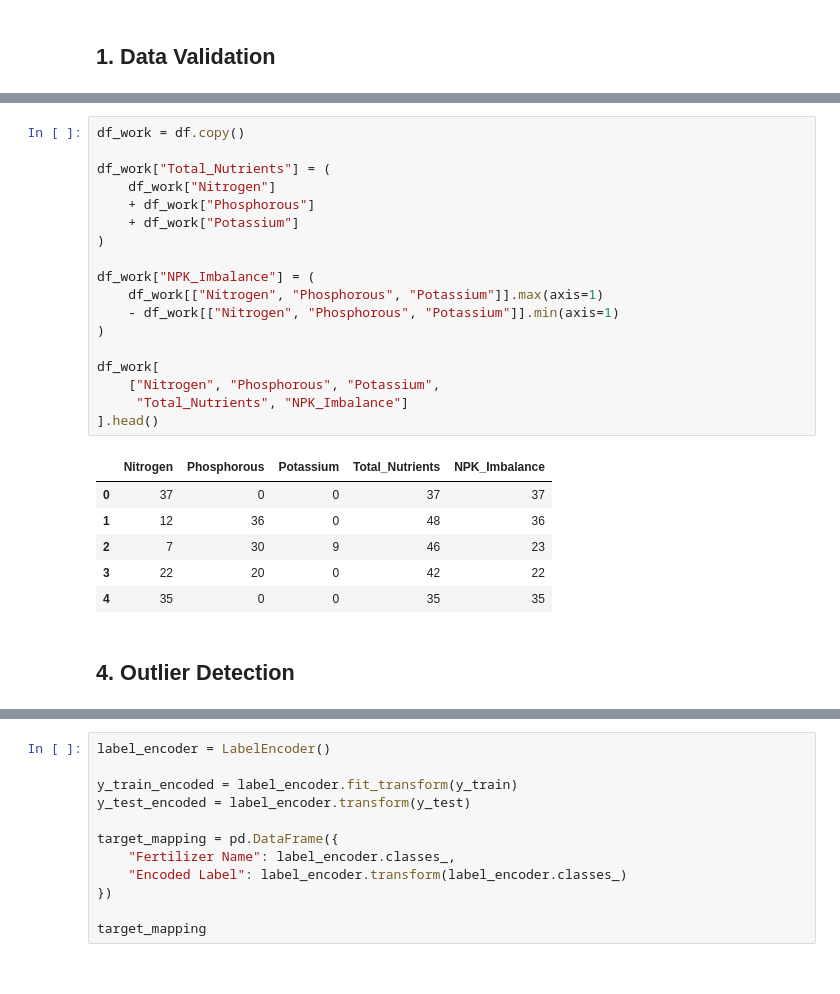
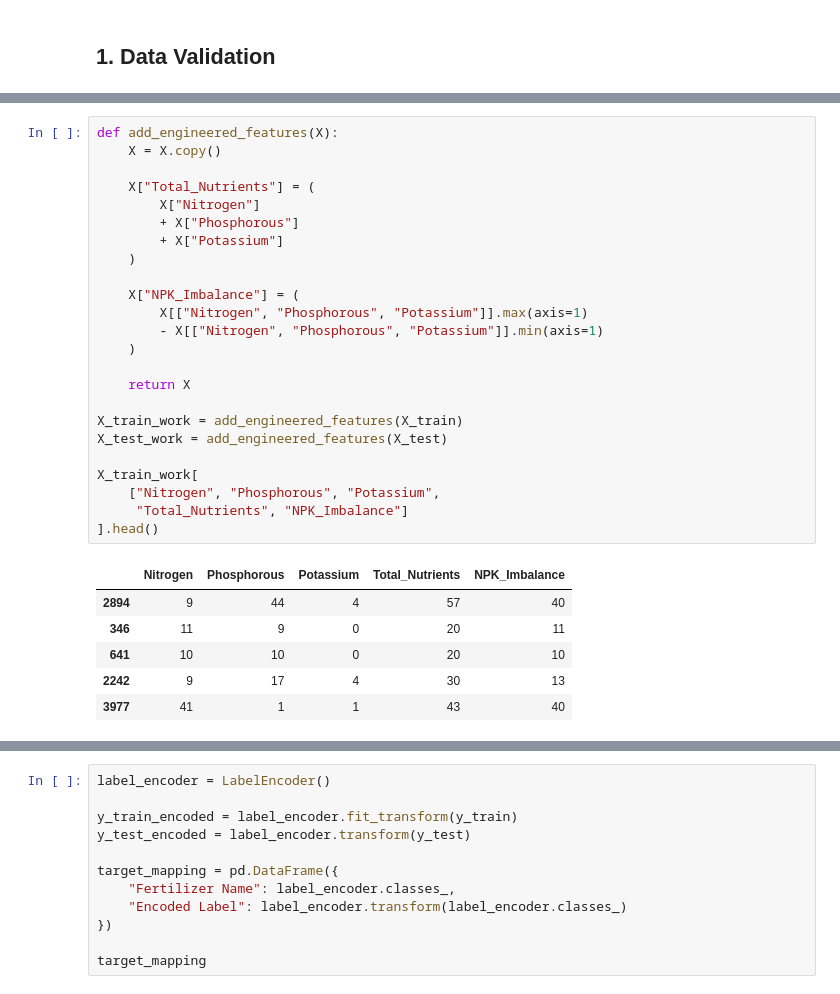
Before and after one commit to Kashmira-SK/crop-soil-fertilizer, a Jupyter notebook: group_pipeline.ipynb, the cells around one changed output, grey strips where cells are left out. Cells and saved outputs as stored; diff of their text form.

```diff
--- a/group_pipeline.ipynb
+++ b/group_pipeline.ipynb
@@ -87,27 +153,31 @@ plt.show()
 # %%
-df_work = df.copy()
+def add_engineered_features(X):
+    X = X.copy()
 
-df_work["Total_Nutrients"] = (
-    df_work["Nitrogen"]
-    + df_work["Phosphorous"]
-    + df_work["Potassium"]
-)
+    X["Total_Nutrients"] = (
+        X["Nitrogen"]
+        + X["Phosphorous"]
+        + X["Potassium"]
+    )
 
-df_work["NPK_Imbalance"] = (
-    df_work[["Nitrogen", "Phosphorous", "Potassium"]].max(axis=1)
-    - df_work[["Nitrogen", "Phosphorous", "Potassium"]].min(axis=1)
-)
+    X["NPK_Imbalance"] = (
+        X[["Nitrogen", "Phosphorous", "Potassium"]].max(axis=1)
+        - X[["Nitrogen", "Phosphorous", "Potassium"]].min(axis=1)
+    )
 
-df_work[
+    return X
+
+X_train_work = add_engineered_features(X_train)
+X_test_work = add_engineered_features(X_test)
+
+X_train_work[
     ["Nitrogen", "Phosphorous", "Potassium",
      "Total_Nutrients", "NPK_Imbalance"]
 ].head()
 # %% [output]
 |  | Nitrogen | Phosphorous | Potassium | Total_Nutrients | NPK_Imbalance |
-| 0 | 37 | 0 | 0 | 37 | 37 |
-| 1 | 12 | 36 | 0 | 48 | 36 |
-| 2 | 7 | 30 | 9 | 46 | 23 |
-| 3 | 22 | 20 | 0 | 42 | 22 |
-| 4 | 35 | 0 | 0 | 35 | 35 |
+| 2894 | 9 | 44 | 4 | 57 | 40 |
+| 346 | 11 | 9 | 0 | 20 | 11 |
+| 641 | 10 | 10 | 0 | 20 | 10 |
+| 2242 | 9 | 17 | 4 | 30 | 13 |
+| 3977 | 41 | 1 | 1 | 43 | 40 |
-# %% [markdown]
-## 4. Outlier Detection
```
Also changed, not shown: parts of 24 cells of this notebook.
